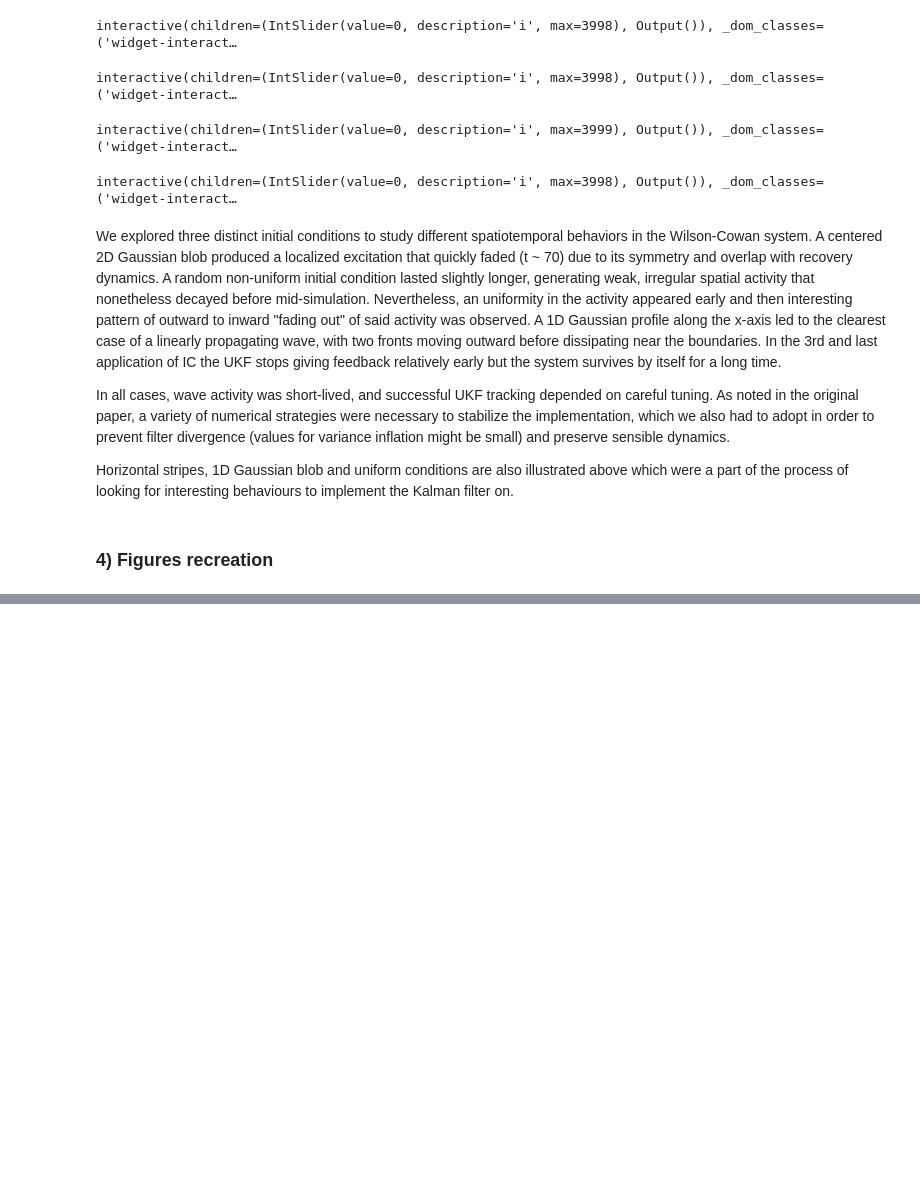
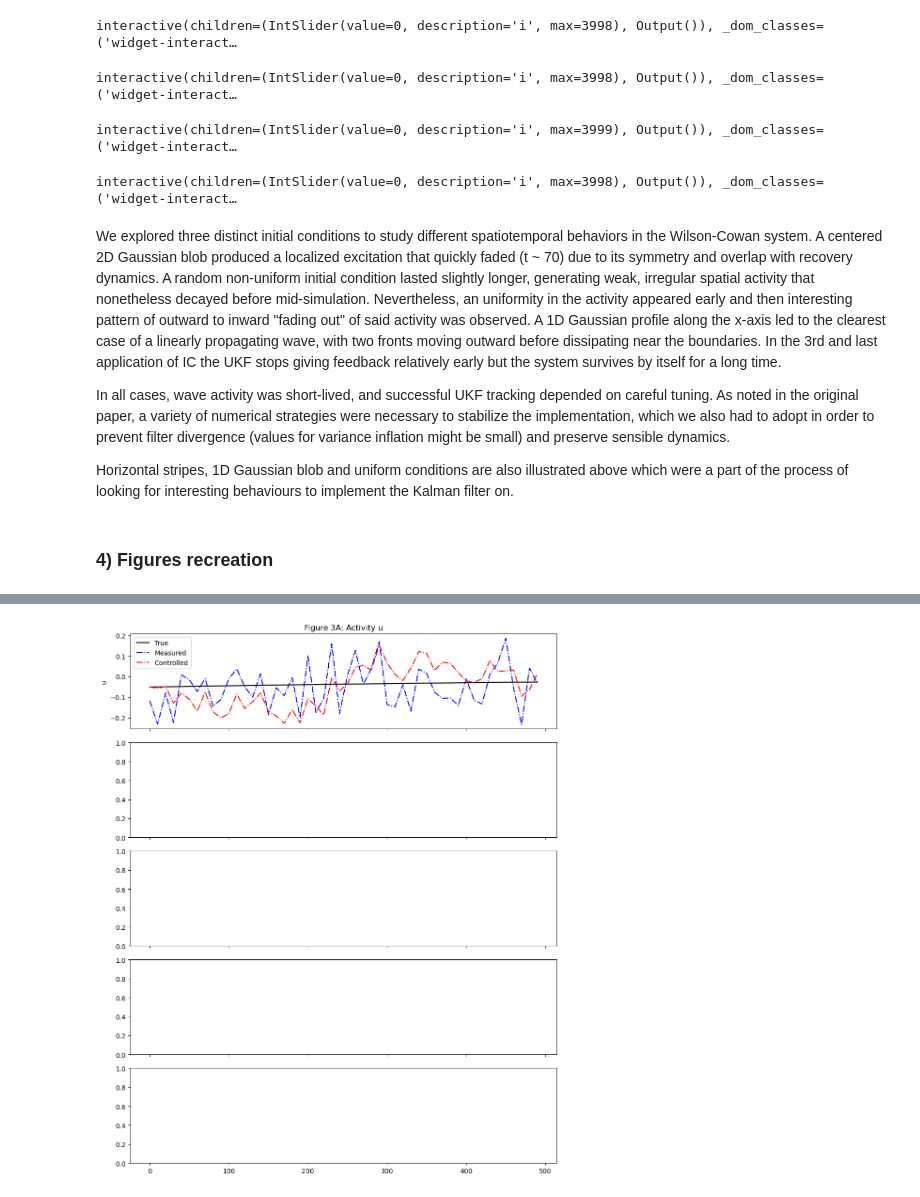
Before and after one commit to pschristodoulou/Assignments, a Jupyter notebook: 7/Assignment7.ipynb, the cells around one changed output, grey strips where cells are left out. Cells and saved outputs as stored; diff of their text form; code cells hidden in the pictures; blank space fills up the shorter version.

```diff
--- a/7/Assignment7.ipynb
+++ b/7/Assignment7.ipynb
@@ -1232,0 +1459,63 @@ for n in tqdm(range(baseline_run + 1, total_duration - 2)):
+# %%
+import matplotlib.pyplot as plt
+import numpy as np
+
+# --- PARAMETERS ---
+site_idx = 15  # or any other site to match paper (e.g., 34)
+n_plot = 50  # first 500 ms (50 × dT = 500 ms)
+t_ms = np.arange(n_plot) * 10  # x-axis in milliseconds
+
+# print(nature_ctrl_fig3.x0.shape)
+# print(nature_ctrl_fig3.x0[:3])
+# print(type(nature_ctrl_fig3.x0))
+# --- EXTRACT DATA ---
+u_true = nature_ctrl_fig3.x0[site_idx, :n_plot]
+u_meas = nature_ctrl_fig3.y[site_idx, :n_plot]
+u_est = x_hat_fig3[site_idx, :n_plot]
+
+a_true = nature_ctrl_fig3.x0[64 + site_idx, :n_plot]
+a_est = x_hat_fig3[64 + site_idx, :n_plot]
+
+control_energy = np.linalg.norm(
+    gain_fig3 * x_hat_fig3[:64, :n_plot], axis=0
+)
+
+# --- PLOT FIGURE 3A–E ---
+fig, axs = plt.subplots(5, 1, figsize=(10, 12), sharex=True)
+
+# 3A – Activity u
+axs[0].plot(t_ms, u_true, 'k-', label="True")
+axs[0].plot(t_ms, u_meas, 'b-.', label="Measured")
+axs[0].plot(t_ms, u_est, 'r-.', label="Controlled")
+axs[0].set_ylabel("u")
+axs[0].legend()
+axs[0].set_title("Figure 3A: Activity u")
+
+# # 3B – Recovery a
+# axs[1].plot(t_ms, a_true, 'k-', label="True")
+# axs[1].plot(t_ms, a_est, 'r-', label="Estimate")
+# axs[1].set_ylabel("a")
+# axs[1].legend()
+# axs[1].set_title("Figure 3B: Recovery a")
+
+# # 3C – Parameter (not tracked)
+# axs[2].plot(t_ms, np.zeros(n_plot), 'b-', label="Estimate w/o control")
+# axs[2].plot(t_ms, np.ones(n_plot), 'r-', label="Estimate w/ control")
+# axs[2].set_ylabel("θ (mocked)")
+# axs[2].legend()
+# axs[2].set_title("Figure 3C: Parameter (mock)")
+
+# # 3D – Placeholder for 3D snapshot panel
+# axs[3].axis('off')
+# axs[3].text(0.5, 0.5, "3D snapshots shown separately (Da/Db)", ha='center', va='center')
+
+# # 3E – Control energy
+# axs[4].plot(t_ms, control_energy, 'r.')
+# axs[4].set_ylabel("||c(t)||")
+# axs[4].set_xlabel("Time (ms)")
+# axs[4].set_title("Figure 3E: Control Energy")
+
+plt.tight_layout()
+plt.show()
+# %% [output]
+[figure, added]
```
Also changed, not shown: parts of 18 cells of this notebook.
